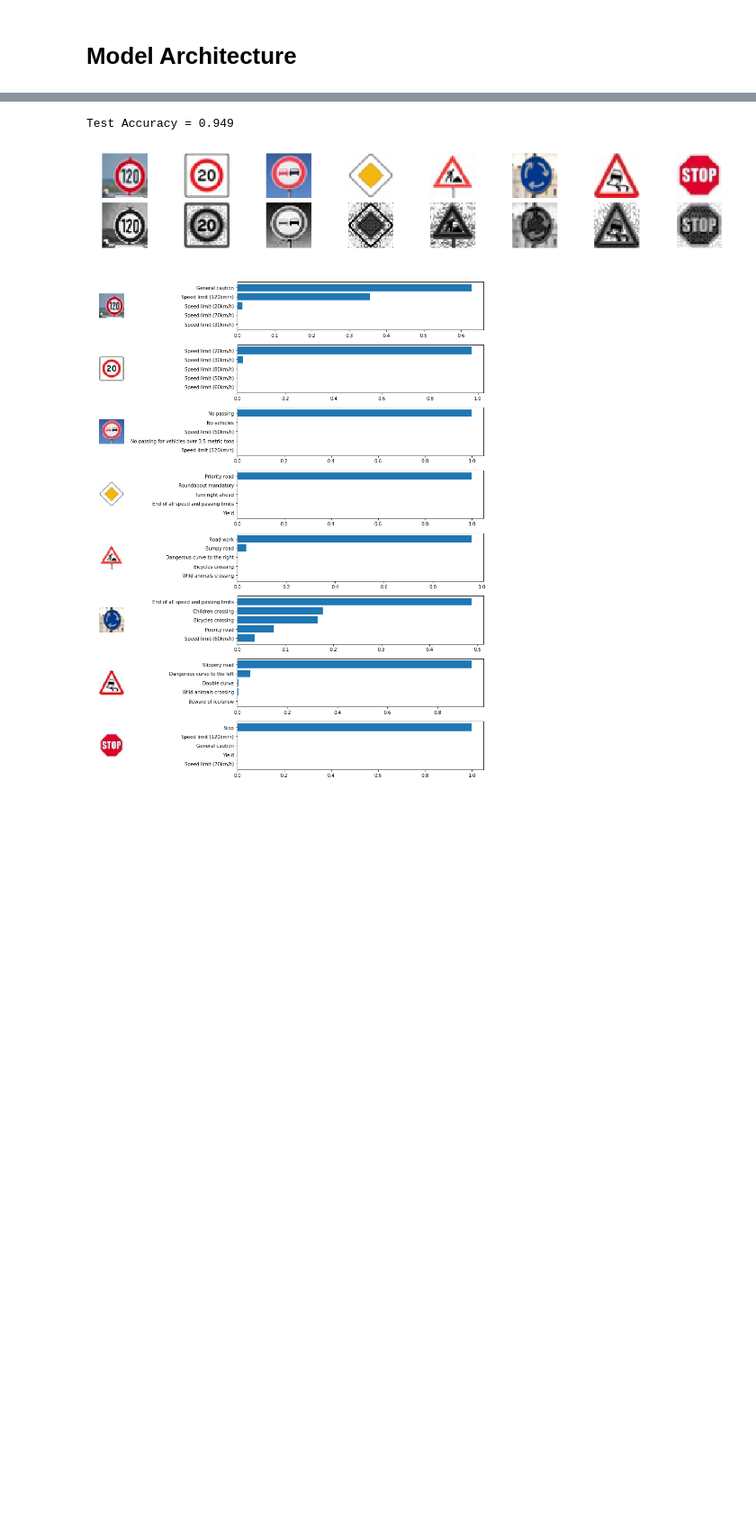
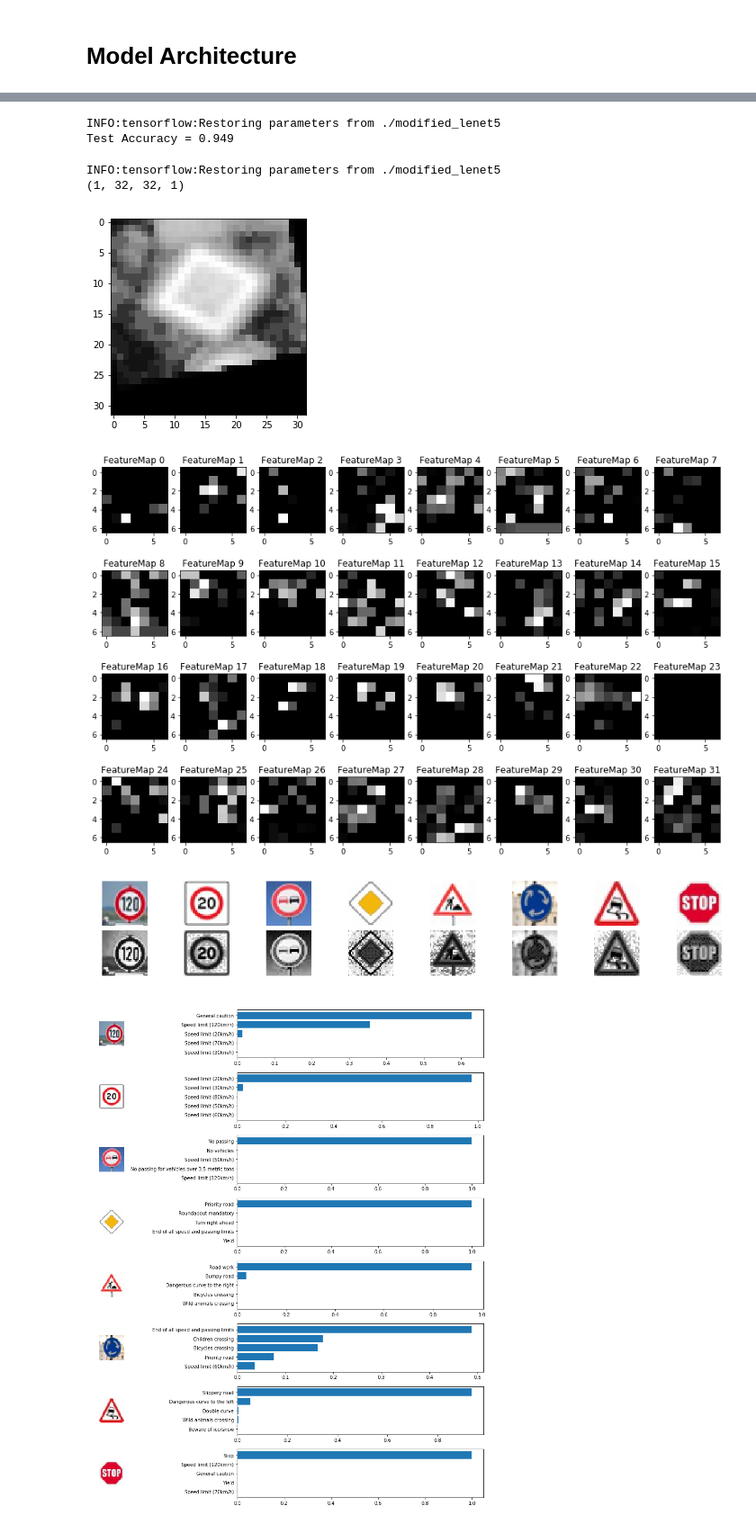
Before and after one commit to rob-burrus/CarND-Traffic-Sign-Classifier-Project, a Jupyter notebook: Traffic_Sign_Classifier.ipynb, the cells around one changed output, grey strips where cells are left out. Shown: that part at 90% size. Cells and saved outputs as stored; diff of their text form; code cells hidden in the pictures; blank space fills up the shorter version.

Commit message:
Add visualization of CNN weights

```diff
--- a/Traffic_Sign_Classifier.ipynb
+++ b/Traffic_Sign_Classifier.ipynb
@@ -36,7 +36,7 @@ with open(testing_file, mode='rb') as f:
 
 
 X_train_original, y_train_original = train['features'], train['labels']
-X_test, y_test = test['features'], test['labels']
+X_test_original, y_test_original = test['features'], test['labels']
 # %% [markdown]
 ---
 
@@ -314,7 +321,7 @@ def Modified_LeNet(x):
     fc3_b  = tf.Variable(tf.zeros(43))
     logits = tf.matmul(fc2, fc3_W) + fc3_b
 
-    return logits
+    return logits, conv1, conv2, fc1, fc2
 # %%
 def evaluate(X_data, y_data):
     num_examples = len(X_data)
@@ -444,10 +462,46 @@ plt.show()
 with tf.Session() as sess:
     saver.restore(sess, save_path=SAVE_PATH)
 
-    test_accuracy = evaluate(X_test_preprocessed, y_test)
+    test_accuracy = evaluate(X_test, y_test)
     print("Test Accuracy = {:.3f}".format(test_accuracy))
 # %% [output]
+INFO:tensorflow:Restoring parameters from ./modified_lenet5
 Test Accuracy = 0.949
+# %%
+### Visualize feature maps
+
+
+def outputFeatureMap(image_input, tf_activation, activation_min=-1, activation_max=-1 ,plt_num=1):
+
+    activation = tf_activation.eval(session=sess,feed_dict={x : image_input})
+    featuremaps = activation.shape[3]
+    plt.figure(plt_num, figsize=(15,15))
+    for featuremap in range(featuremaps):
+        plt.subplot(6,8, featuremap+1) # sets the number of feature maps to show on each row and column
+        plt.title('FeatureMap ' + str(featuremap)) # displays the feature map number
+        if activation_min != -1 & activation_max != -1:
+            plt.imshow(activation[0,:,:, featuremap], interpolation="nearest", vmin =activation_min, vmax=activation_max, cmap="gray")
+        elif activation_max != -1:
+            plt.imshow(activation[0,:,:, featuremap], interpolation="nearest", vmax=activation_max, cmap="gray")
+        elif activation_min !=-1:
+            plt.imshow(activation[0,:,:, featuremap], interpolation="nearest", vmin=activation_min, cmap="gray")
+        else:
+            plt.imshow(activation[0,:,:, featuremap], interpolation="nearest", cmap="gray")
+
+with tf.Session() as sess:
+    saver.restore(sess, save_path=SAVE_PATH)
+    index = np.random.randint(0,len(X_train))
+    img = X_train[index]
+    test_image = np.expand_dims(img, axis=0)
+    print(test_image.shape)
+    plt.imshow(img.squeeze(), cmap='gray')
+    plt.show()
+    outputFeatureMap(test_image, conv2)
+# %% [output]
+INFO:tensorflow:Restoring parameters from ./modified_lenet5
+(1, 32, 32, 1)
+[figure, added]
+[figure, added]
 # %%
 def get_new_signs():
     new_image_names = glob.glob('./signs/*.jpg')
```
Also changed, not shown: parts of 8 cells of this notebook, 14 other files.
